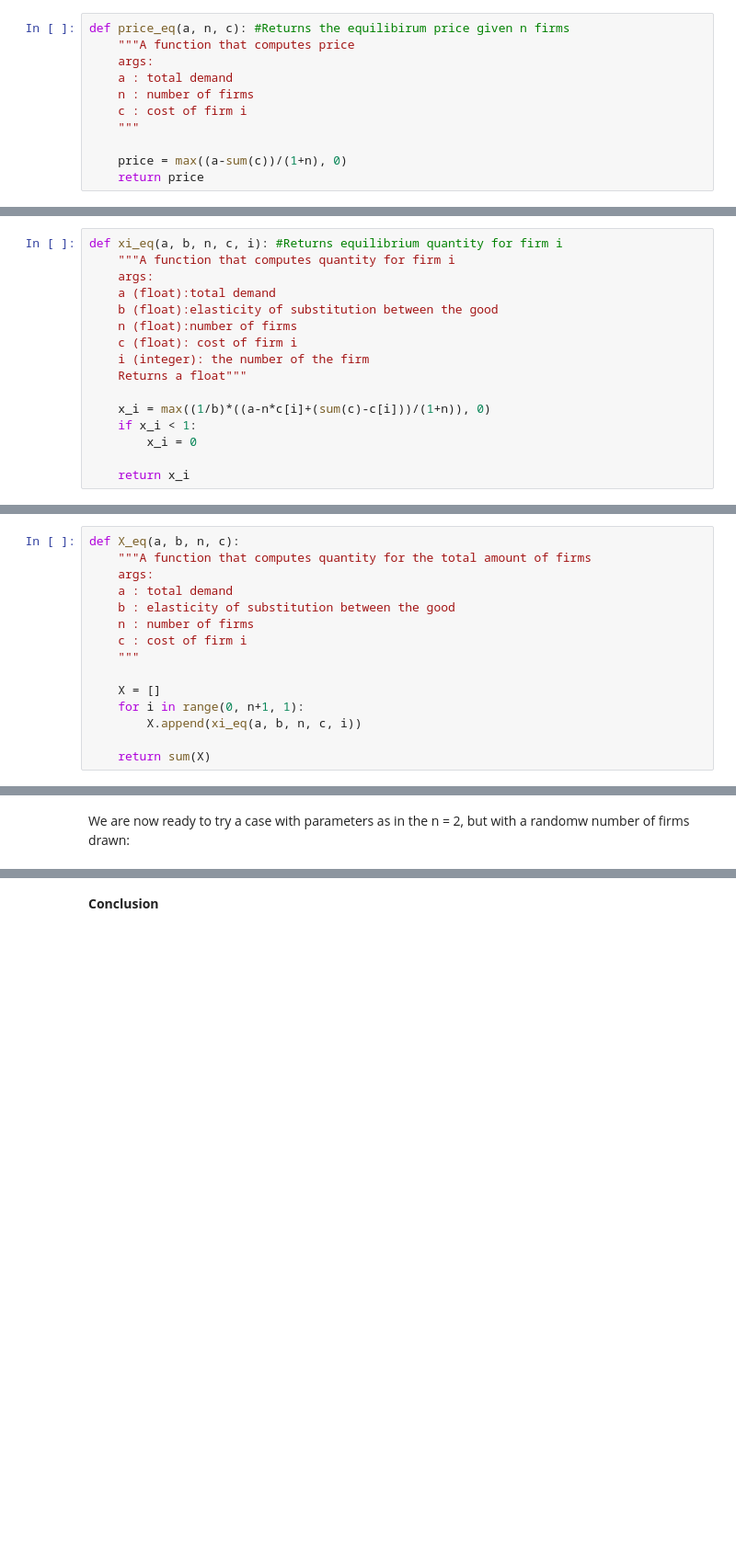
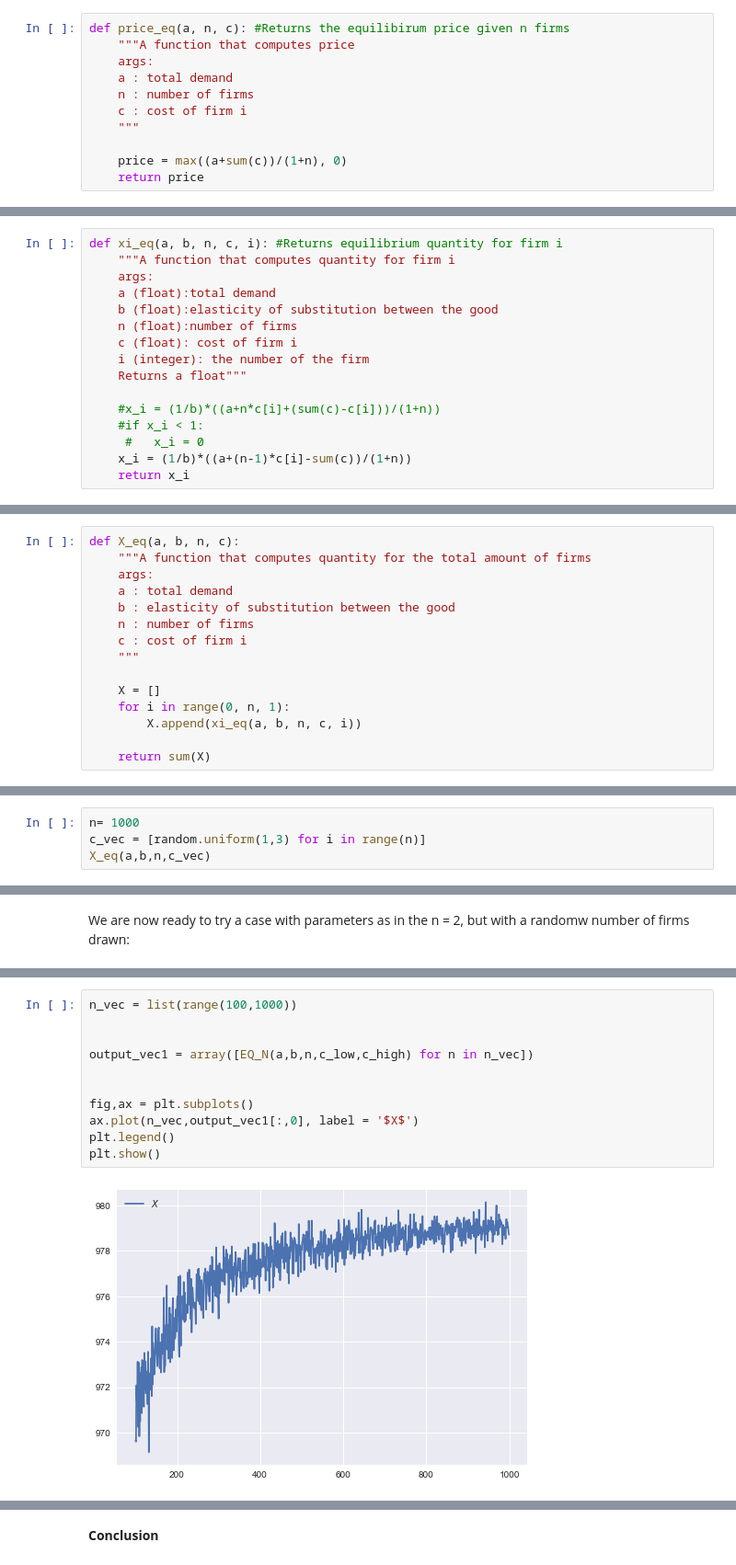
Before and after one commit to AskerNC/projects-2021-aristochats, a Jupyter notebook: modelproject/modelproject_done4.0.ipynb, the cells around one changed output, grey strips where cells are left out. Shown at 92% size. Drawn from its saved outputs; the diff is of its cells as text; blank space fills up the shorter version.

```diff
--- a/modelproject/modelproject_done4.0.ipynb
+++ b/modelproject/modelproject_done4.0.ipynb
@@ -439,7 +456,7 @@ def price_eq(a, n, c): #Returns the equilibirum price given n firms
     c : cost of firm i
     """
 
-    price = max((a-sum(c))/(1+n), 0)
+    price = max((a+sum(c))/(1+n), 0)
     return price
 # %% [markdown]
 We now want to define a function that returns the quantity produced for firm $i$.
@@ -460,10 +477,10 @@ def xi_eq(a, b, n, c, i): #Returns equilibrium quantity for firm i
     i (integer): the number of the firm
     Returns a float"""
 
-    x_i = max((1/b)*((a-n*c[i]+(sum(c)-c[i]))/(1+n)), 0)
-    if x_i < 1:
-        x_i = 0
-
+    #x_i = (1/b)*((a+n*c[i]+(sum(c)-c[i]))/(1+n))
+    #if x_i < 1:
+     #   x_i = 0
+    x_i = (1/b)*((a+(n-1)*c[i]-sum(c))/(1+n))
     return x_i
 # %% [markdown]
 We can then define a function, that returns the quantity for the entire number of firms
@@ -478,7 +495,7 @@ def X_eq(a, b, n, c):
     """
 
     X = []
-    for i in range(0, n+1, 1):
+    for i in range(0, n, 1):
         X.append(xi_eq(a, b, n, c, i))
 
     return sum(X)
@@ -484,0 +512,4 @@ def X_eq(a, b, n, c):
+# %%
+n= 1000
+c_vec = [random.uniform(1,3) for i in range(n)]
+X_eq(a,b,n,c_vec)
@@ -567,0 +656,13 @@ EQ_N(a, b, N, c_low, c_high)
+# %%
+n_vec = list(range(100,1000))
+
+
+output_vec1 = array([EQ_N(a,b,n,c_low,c_high) for n in n_vec])
+
+
+fig,ax = plt.subplots()
+ax.plot(n_vec,output_vec1[:,0], label = '$X$')
+plt.legend()
+plt.show()
+# %% [output]
+[figure, added]
```
Also changed, not shown: parts of 29 cells of this notebook.
